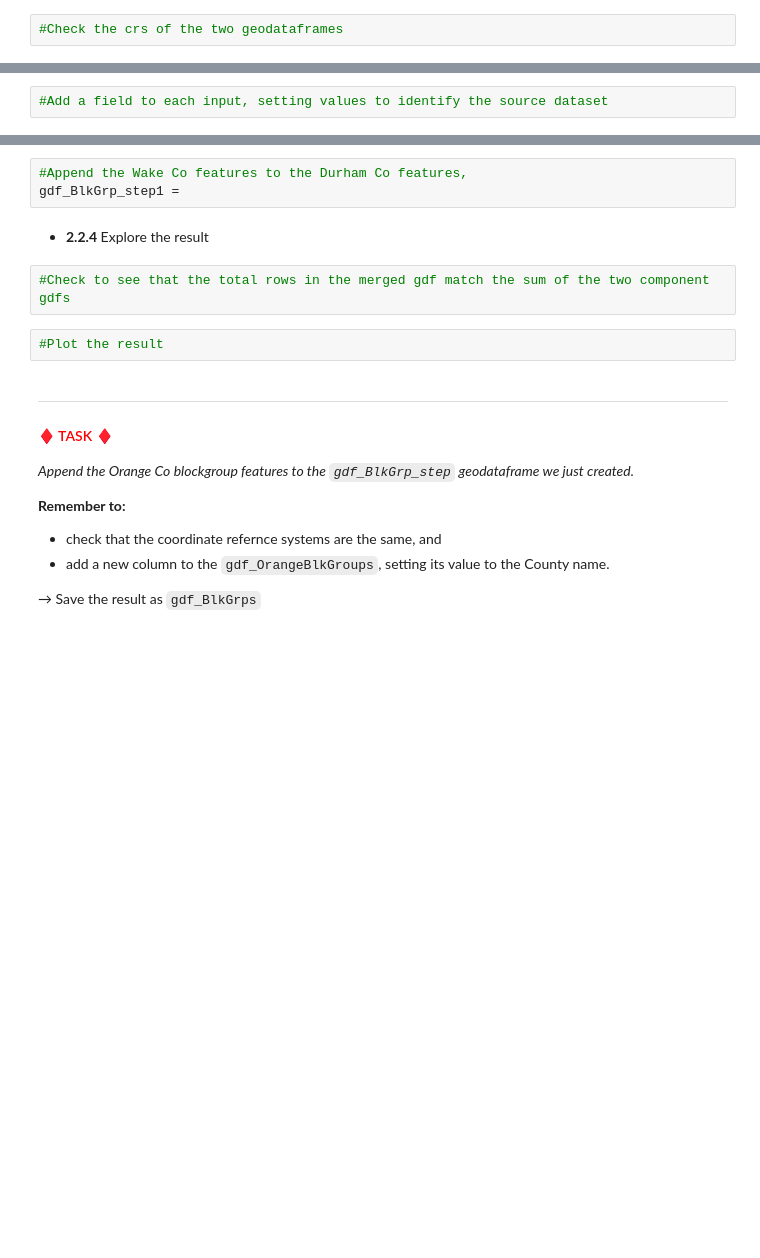
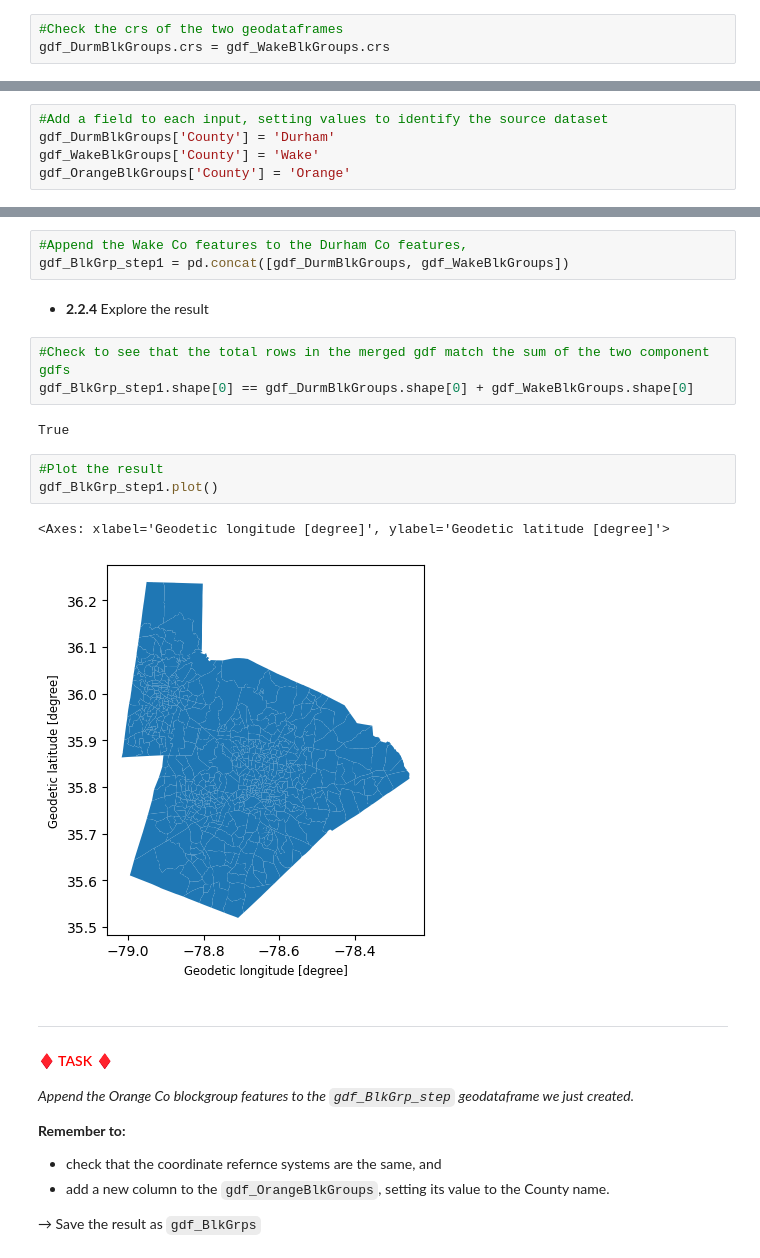
Before and after one commit to nsw37/SpatialDataFrames, a Jupyter notebook: lessons/2a-Spatial-analysis-with-GeoPandas.ipynb, the cells around one changed output, grey strips where cells are left out. Saved outputs shown, nothing was run; the diff lists cells and outputs as text; blank space fills up the shorter version.

```diff
--- a/lessons/2a-Spatial-analysis-with-GeoPandas.ipynb
+++ b/lessons/2a-Spatial-analysis-with-GeoPandas.ipynb
@@ -289,21 +314,32 @@ We'll start by appending the Wake Co. dataset to the Durham Co. one. Then you wi
  →*If the were different, we could use `to_crs()` to transform one dataset to use the crs of the other*
 # %%
 #Check the crs of the two geodataframes
+gdf_DurmBlkGroups.crs = gdf_WakeBlkGroups.crs
 # %% [markdown]
 * **2.2.2** Add an identifying column to the source geodataframes
 # %%
 #Add a field to each input, setting values to identify the source dataset
+gdf_DurmBlkGroups['County'] = 'Durham'
+gdf_WakeBlkGroups['County'] = 'Wake'
+gdf_OrangeBlkGroups['County'] = 'Orange'
 # %% [markdown]
 * **2.2.3** Append one dataframe to the other
 # %%
 #Append the Wake Co features to the Durham Co features,
-gdf_BlkGrp_step1 =
+gdf_BlkGrp_step1 = pd.concat([gdf_DurmBlkGroups, gdf_WakeBlkGroups])
 # %% [markdown]
 * **2.2.4** Explore the result
 # %%
 #Check to see that the total rows in the merged gdf match the sum of the two component gdfs
+gdf_BlkGrp_step1.shape[0] == gdf_DurmBlkGroups.shape[0] + gdf_WakeBlkGroups.shape[0]
+# %% [output]
+True
 # %%
 #Plot the result
+gdf_BlkGrp_step1.plot()
+# %% [output]
+<Axes: xlabel='Geodetic longitude [degree]', ylabel='Geodetic latitude [degree]'>
+[figure, added]
 # %% [markdown]
 ---
 <H4 style="color:red">♦ TASK ♦</H4>
```
Also changed, not shown: parts of 43 cells of this notebook, 6 other files.
